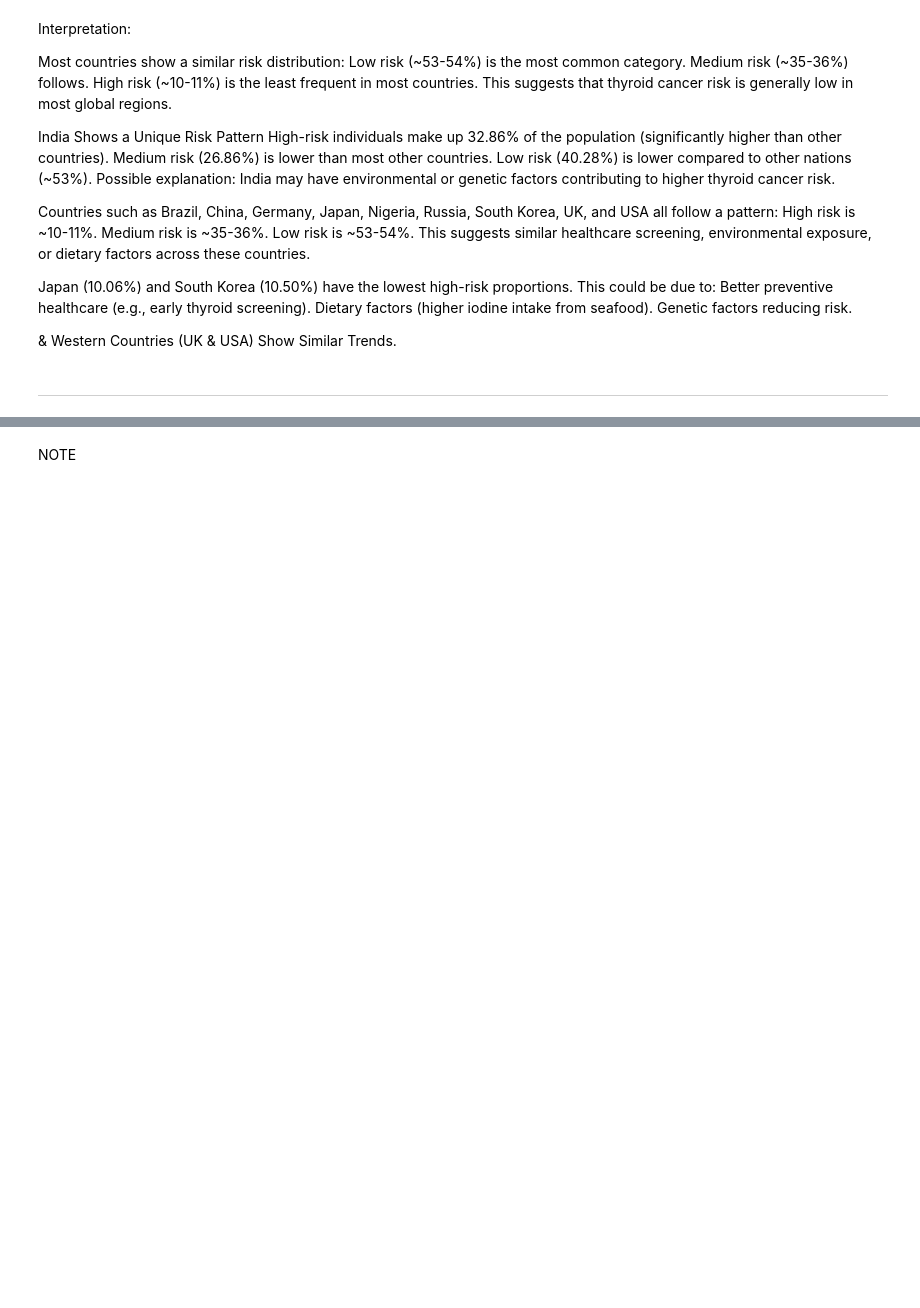
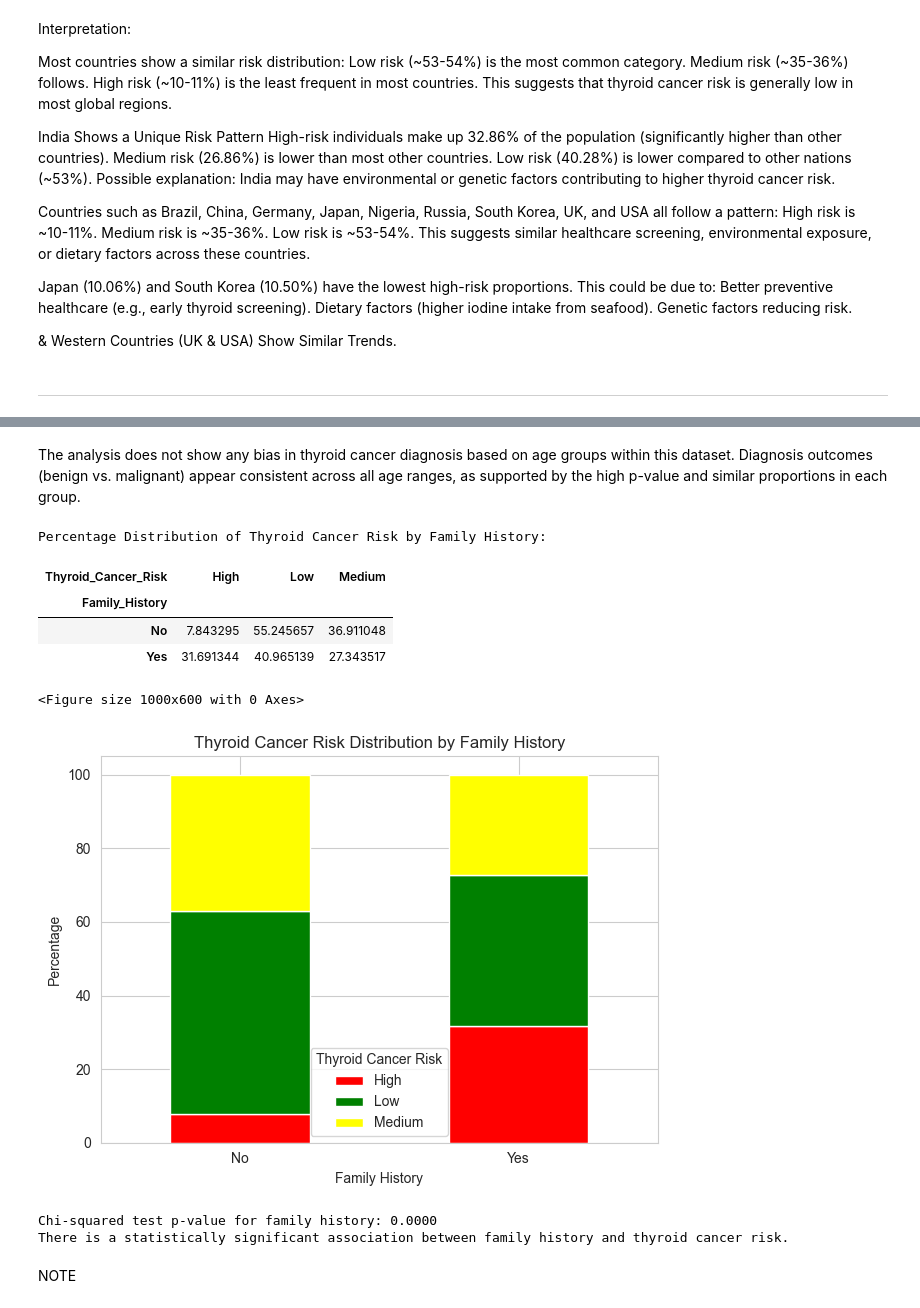
Before and after one commit to kenanwright1988/Thyroid-Risk-Analysis, a Jupyter notebook: jupyter_notebooks/Thyroid Risk Analysis.ipynb, the cells around one changed output, grey strips where cells are left out. Cells and saved outputs as stored; diff of their text form; code cells hidden in the pictures; blank space fills up the shorter version.

```diff
--- a/jupyter_notebooks/Thyroid Risk Analysis.ipynb
+++ b/jupyter_notebooks/Thyroid Risk Analysis.ipynb
@@ -428,3 +588,49 @@ Genetic factors reducing risk.
+# %% [markdown]
+The analysis does not show any bias in thyroid cancer diagnosis based on age groups within this dataset. Diagnosis outcomes (benign vs. malignant) appear consistent across all age ranges, as supported by the high p-value and similar proportions in each group.
+# %%
+# Load and analyze family history bias
+data = pd.read_csv('thyroid_cancer_risk_data.csv')
+
+# Calculate risk distribution
+risk_distribution = data.groupby(['Family_History', 'Thyroid_Cancer_Risk']).size().unstack(fill_value=0)
+percentage_distribution = risk_distribution.div(risk_distribution.sum(axis=1), axis=0) * 100
+
+# Display the percentage distribution
+print("Percentage Distribution of Thyroid Cancer Risk by Family History:")
+display(percentage_distribution)
+
+# Visualize the distribution
+plt.figure(figsize=(10, 6))
+percentage_distribution.plot(kind='bar', stacked=True, color=['red', 'green', 'yellow'])
+plt.title('Thyroid Cancer Risk Distribution by Family History')
+plt.xlabel('Family History')
+plt.ylabel('Percentage')
+plt.xticks(rotation=0)
+plt.legend(title='Thyroid Cancer Risk')
+plt.tight_layout()
+plt.show()
+
+# Statistical significance test
+contingency_table_family_history = pd.crosstab(data['Family_History'], data['Thyroid_Cancer_Risk'])
+chi2_family_history, p_family_history, dof_family_history, expected_family_history = chi2_contingency(contingency_table_family_history)
+
+print(f"Chi-squared test p-value for family history: {p_family_history:.4f}")
+
+# Interpretation
+if p_family_history < 0.05:
+    print("There is a statistically significant association between family history and thyroid cancer risk.")
+else:
+    print("There is no statistically significant association between family history and thyroid cancer risk.")
+# %% [output]
+Percentage Distribution of Thyroid Cancer Risk by Family History:
+| Thyroid_Cancer_Risk | High | Low | Medium |
+| Family_History |  |  |  |
+| No | 7.843295 | 55.245657 | 36.911048 |
+| Yes | 31.691344 | 40.965139 | 27.343517 |
+<Figure size 1000x600 with 0 Axes>
+[figure, added]
+Chi-squared test p-value for family history: 0.0000
+There is a statistically significant association between family history and thyroid cancer risk.
 # %% [markdown]
 NOTE
 # %% [markdown]
```
Also changed, not shown: parts of 15 cells of this notebook.
